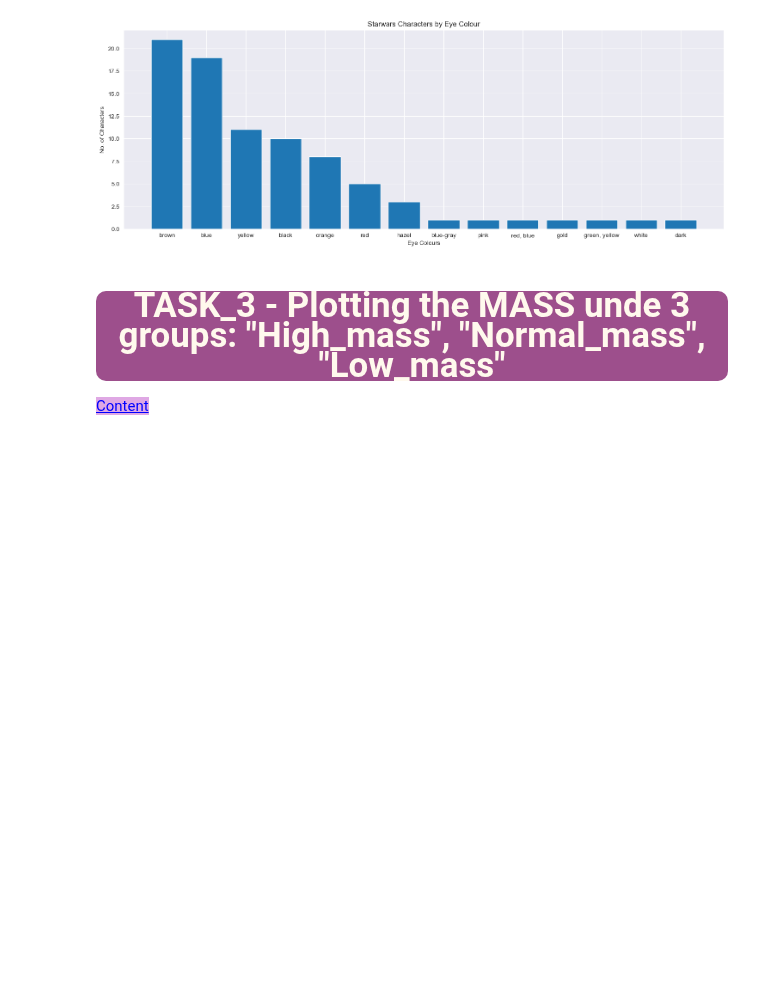
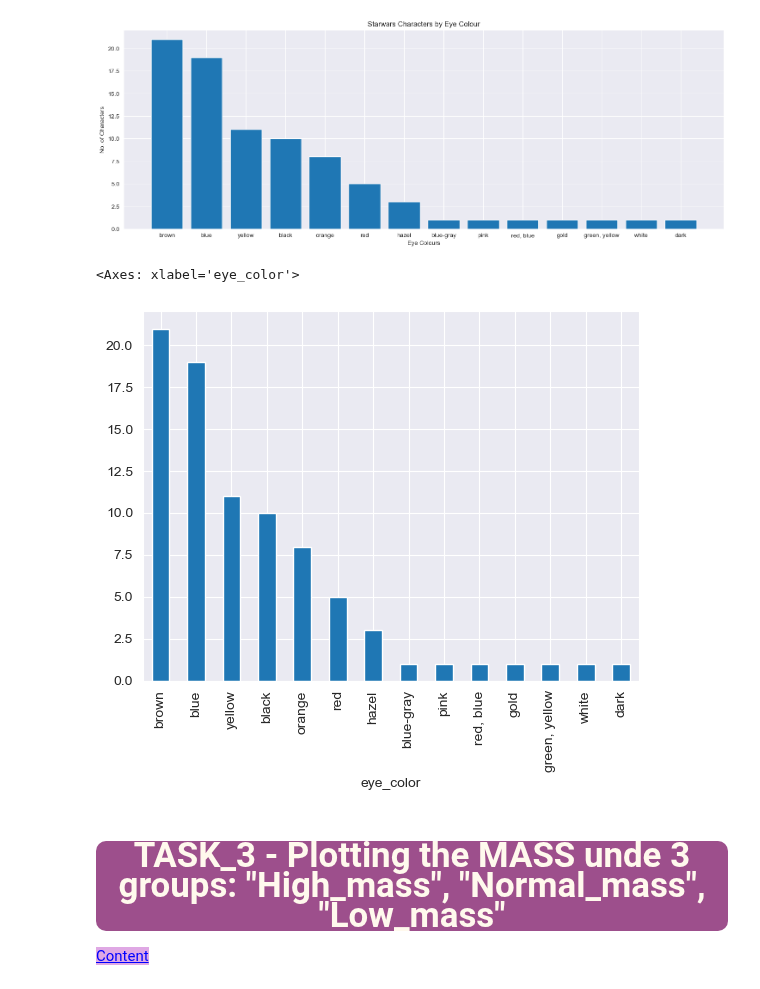
Before and after one commit to iceyisaak/clarusway_ds, a Jupyter notebook: Student_Star_Wars_Characters_assignment_1 (matplotlib)_V02.ipynb, the cells around one changed output. Drawn from its saved outputs; the diff is of its cells as text; code cells hidden in the pictures; blank space fills up the shorter version.

```diff
--- a/Student_Star_Wars_Characters_assignment_1 (matplotlib)_V02.ipynb
+++ b/Student_Star_Wars_Characters_assignment_1 (matplotlib)_V02.ipynb
@@ -337,6 +341,10 @@ plt.show()
 [figure]
 # %%
 # with pandas
+eye_colours.plot.bar()
+# %% [output]
+<Axes: xlabel='eye_color'>
+[figure, added]
 # %% [markdown]
 ## <p style="background-color:#9d4f8c; font-family:newtimeroman; color:#FFF9ED; font-size:150%; text-align:center; border-radius:10px 10px;">TASK_3 - Plotting the MASS unde 3 groups: "High_mass", "Normal_mass", "Low_mass" </p>
 
```
Also changed, not shown: parts of 8 cells of this notebook.
